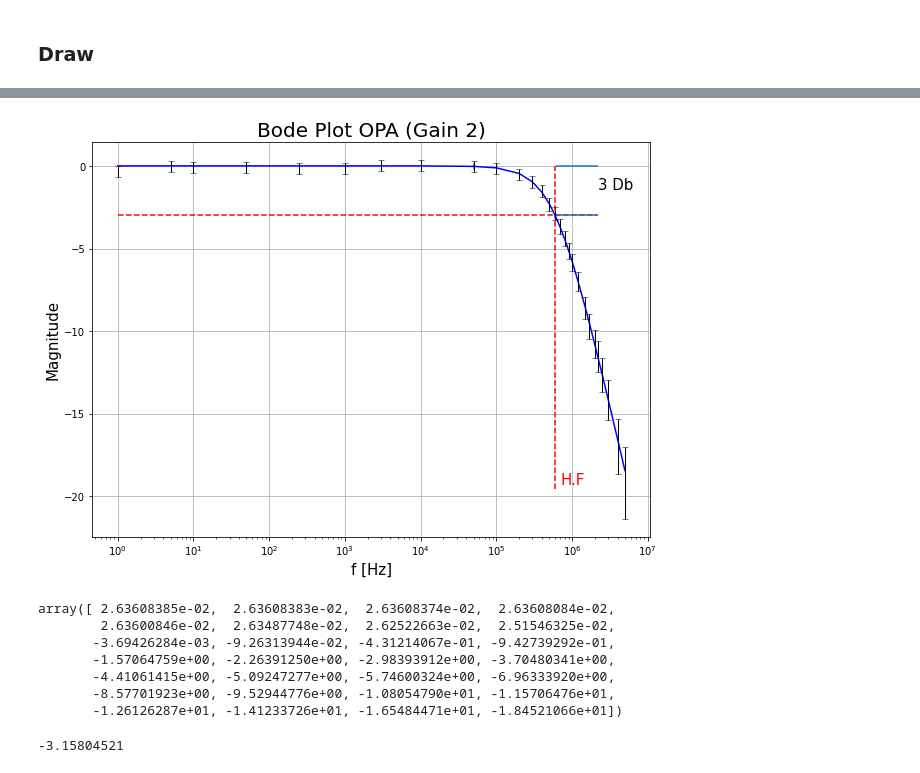
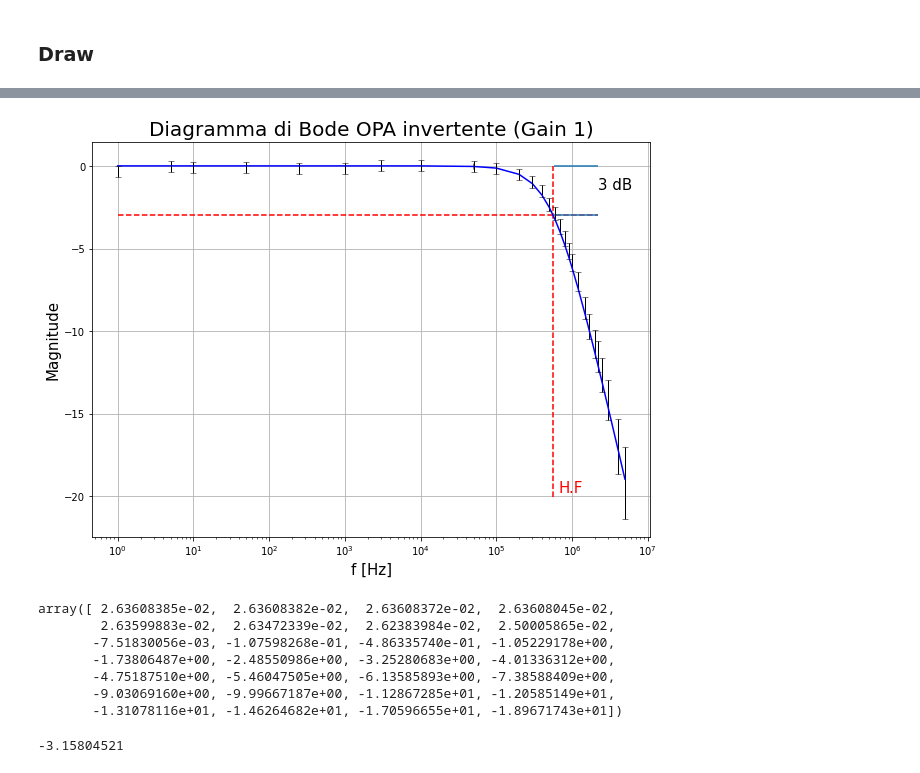
Before and after one commit to valeriopagliarino/Electronics-2021-UNITO-Public, a Jupyter notebook: analysis/1_bode_gain.ipynb, the cells around one changed output, grey strips where cells are left out. Cells and saved outputs as stored; diff of their text form; code cells hidden in the pictures.

```diff
--- a/analysis/1_bode_gain.ipynb
+++ b/analysis/1_bode_gain.ipynb
@@ -152,7 +150,8 @@ db_gain_Arr_errors = [0.3310148529151779,
 # %%
 
-G2=(1+R2/R1)-1
-fH2=6*10**5
+G2=-R2/R1
+fH2=5.65*10**5
+fH2_err = 0.3*10**5
 a=1/fH2
 b=0
 c=0
@@ -169,7 +168,7 @@ plt.figure(figsize=((10,16)))
 
 ax1 = plt.subplot(211)
 plt.semilogx(f, mag,color = "blue") # Magnitude Plot
-plt.title('Bode Plots OPA (Gain 2)',fontsize=20)
+plt.title('Diagrammi Bode(Gain 1)',fontsize=20)
 plt.ylabel('Magnitude',fontsize=15)
 
 plt.grid()
@@ -183,7 +182,7 @@ plt.semilogx(f, phase,color = "blue")
 plt.grid()
 plt.subplots_adjust(hspace=0)
 
-plt.savefig(f"{OUTPUTDIR}/OPA-bode_gain2(mag+phase).pdf")
+plt.savefig(f"{OUTPUTDIR}/OPA-bode_gain1(mag+phase).pdf")
 plt.show()
 # %% [output]
 H(s) = TransferFunctionContinuous(
@@ -204,28 +202,28 @@ array([ 0.31884267,  0.02636084,  0.08565042,  0.0868899 ,  0.14784304,
 # %%
 plt.figure(figsize=((10,16)))
 
 
 ax1 = plt.subplot(211)
 plt.semilogx(f, mag,color = "blue") # Magnitude Plot
-plt.title('Bode Plot OPA (Gain 2)',fontsize=20)
+plt.title('Diagramma di Bode OPA invertente (Gain 1)',fontsize=20)
 plt.ylabel('Magnitude',fontsize=15)
 plt.xlabel('f [Hz]',fontsize=15)
 plt.grid()
 plt.errorbar( df_data_n['f'],db_gain_Arr ,xerr = df_errors_n['f'],yerr = db_gain_Arr_errors, fmt='o', color='Black', elinewidth=1,capthick=0.5,errorevery=1, alpha=1, ms=0, capsize = 3)
 plt.vlines(fH2, mag[26]-3,  mag[0], linestyles="--", color = "red")
 plt.hlines(mag[0]-3,f[0],f[23], linestyles="--", color = "red")
 plt.text(fH2+100000, mag[26]-2, 'H.F', verticalalignment='top', horizontalalignment='left', color='red', fontsize=15)
 
 max_in = mag[0]
 max_rt=mag[0]-3
 plt.hlines(max_in, fH2+10000, f[23])
 plt.hlines(max_rt, fH2+10000, f[23])
 
-plt.text(f[23], max_rt + abs(max_rt - max_in) - 0.7, '3 Db',verticalalignment='top', horizontalalignment='left', color='black', fontsize=15)
+plt.text(f[23], max_rt + abs(max_rt - max_in) - 0.7, '3 dB',verticalalignment='top', horizontalalignment='left', color='black', fontsize=15)
 
-plt.savefig(f"{OUTPUTDIR}/OPA-bode_gain2(mag).pdf")
+plt.savefig(f"{OUTPUTDIR}/OPA-bode_gain1(mag).pdf")
 # %% [output]
-[figure, old version]
+[figure, new version]
 # %%
 ###Calcolo band width
 mag_BW = mag - mag[27]
@@ -235,13 +233,13 @@ mag
 #print(np.where(mag_BW==45.60653209996797))
 #f[np.where(mag_BW==45.60653209996797)]
 # %% [output]
-array([ 2.63608385e-02,  2.63608383e-02,  2.63608374e-02,  2.63608084e-02,
-        2.63600846e-02,  2.63487748e-02,  2.62522663e-02,  2.51546325e-02,
-       -3.69426284e-03, -9.26313944e-02, -4.31214067e-01, -9.42739292e-01,
-       -1.57064759e+00, -2.26391250e+00, -2.98393912e+00, -3.70480341e+00,
-       -4.41061415e+00, -5.09247277e+00, -5.74600324e+00, -6.96333920e+00,
-       -8.57701923e+00, -9.52944776e+00, -1.08054790e+01, -1.15706476e+01,
-       -1.26126287e+01, -1.41233726e+01, -1.65484471e+01, -1.84521066e+01])
+array([ 2.63608385e-02,  2.63608382e-02,  2.63608372e-02,  2.63608045e-02,
+        2.63599883e-02,  2.63472339e-02,  2.62383984e-02,  2.50005865e-02,
+       -7.51830056e-03, -1.07598268e-01, -4.86335740e-01, -1.05229178e+00,
+       -1.73806487e+00, -2.48550986e+00, -3.25280683e+00, -4.01336312e+00,
+       -4.75187510e+00, -5.46047505e+00, -6.13585893e+00, -7.38588409e+00,
+       -9.03069160e+00, -9.99667187e+00, -1.12867285e+01, -1.20585149e+01,
+       -1.31078116e+01, -1.46264682e+01, -1.70596655e+01, -1.89671743e+01])
 # %%
 -0.15804521-3
 #(f[51]+f[52])/2
```
Also changed, not shown: parts of 17 cells of this notebook, 6 other files.
